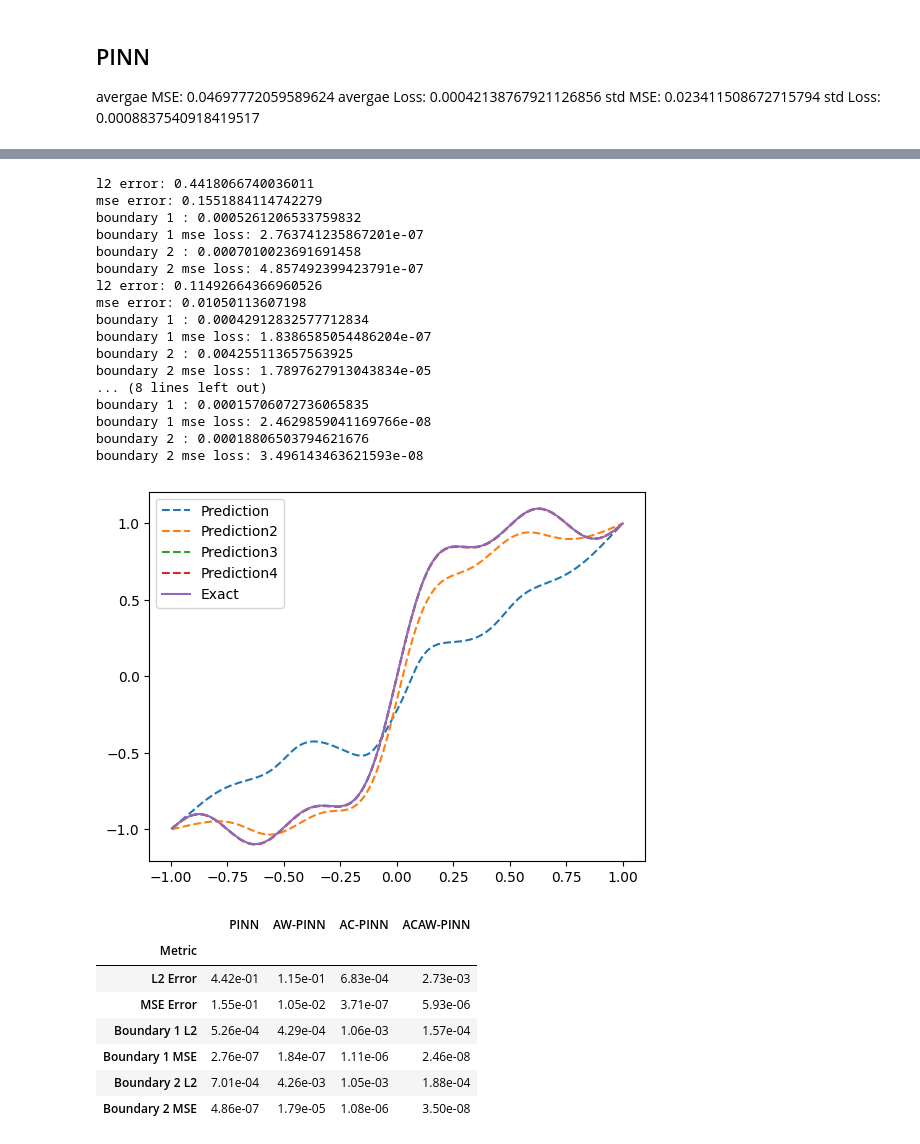
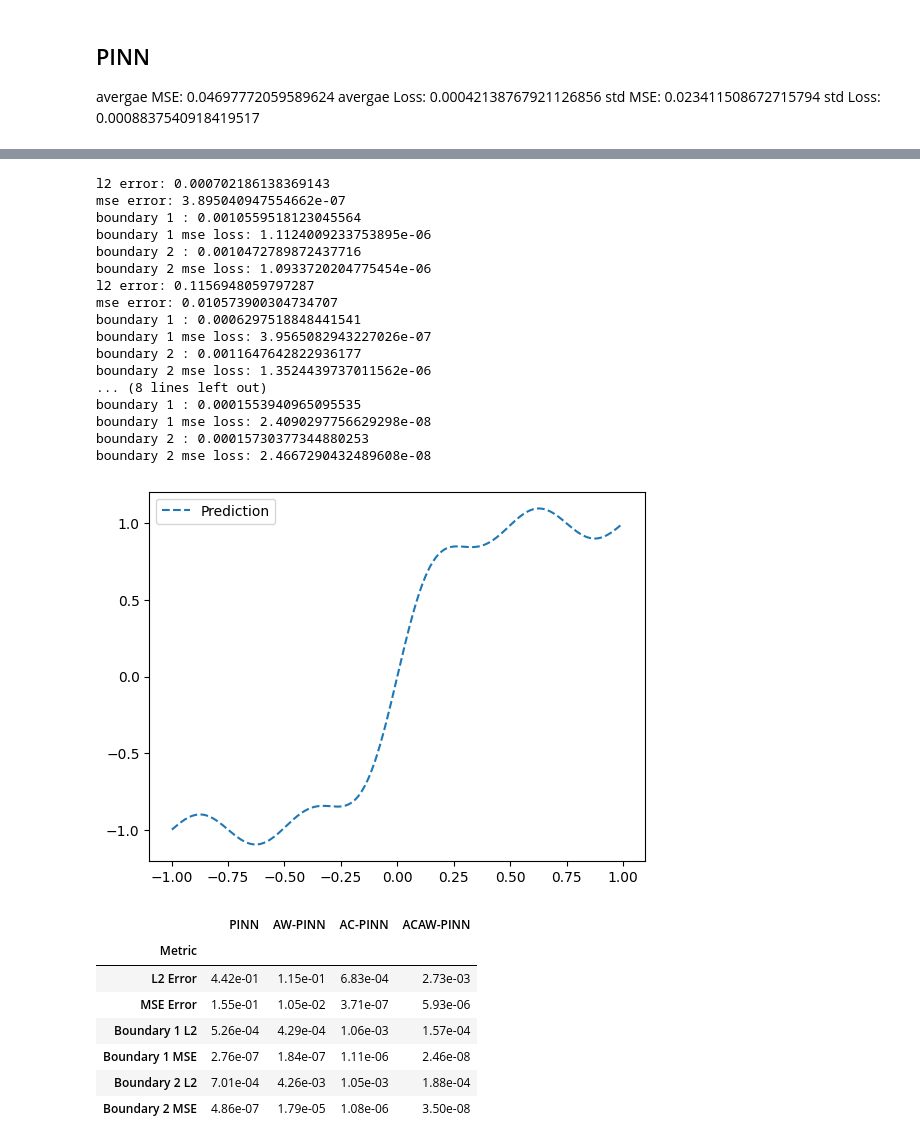
Before and after one commit to Mohammed-khlifi/NeuralPDE-Solver, a Jupyter notebook: main.ipynb, the cells around one changed output, grey strips where cells are left out. Drawn from its saved outputs; the diff is of its cells as text; code cells hidden in the pictures.

```diff
--- a/main.ipynb
+++ b/main.ipynb
@@ -309,7 +309,7 @@ y = torch.rand(1000) * 2 - 1
 y = torch.sort(y).values
 f_exact = (-1.6 * (torch.pi**2) * torch.sin(torch.pi * y * 4) - 50 * torch.tanh(5 * y) * (1 - torch.tanh(5 * y)**2))
 f_exact = (f_exact - f_exact.max())/(f_exact.max() - f_exact.min())
-u_pred = model(y.unsqueeze(1))
+u_pred = AC_model_2D(y.unsqueeze(1))
 AW_u_pred = AW_model(y.unsqueeze(1))
 AC_u_pred = AC_model(y.unsqueeze(1))
 ACAW_u_pred_2 = AWAC_model(y.unsqueeze(1))
@@ -331,52 +331,52 @@ print(f"boundary 2 mse loss: {F.mse_loss(u_pred[0], exact[0])}")
 print(f"l2 error: {l2_error(AW_u_pred, exact)}")
 print(f"mse error: {F.mse_loss(AW_u_pred, exact)}")
 print(f"boundary 1 : {l2_error(AW_u_pred[-1], exact[-1])}")
 print(f"boundary 1 mse loss: {F.mse_loss(AW_u_pred[-1], exact[-1])}")
 print(f"boundary 2 : {l2_error(AW_u_pred[0], exact[0])}")
 print(f"boundary 2 mse loss: {F.mse_loss(AW_u_pred[0], exact[0])}")
 #model3
 print(f"l2 error: {l2_error(AC_u_pred, exact)}")
 print(f"mse error: {F.mse_loss(AC_u_pred, exact)}")
 print(f"boundary 1 : {l2_error(AC_u_pred[-1], exact[-1])}")
 print(f"boundary 1 mse loss: {F.mse_loss(AC_u_pred[-1], exact[-1])}")
 print(f"boundary 2 : {l2_error(AC_u_pred[0], exact[0])}")
 print(f"boundary 2 mse loss: {F.mse_loss(AC_u_pred[0], exact[0])}")
 #model4
 print(f"l2 error: {l2_error(ACAW_u_pred_2, exact)}")
 print(f"mse error: {F.mse_loss(ACAW_u_pred_2, exact)}")
 print(f"boundary 1 : {l2_error(ACAW_u_pred_2[-1], exact[-1])}")
 print(f"boundary 1 mse loss: {F.mse_loss(ACAW_u_pred_2[-1], exact[-1])}")
 print(f"boundary 2 : {l2_error(ACAW_u_pred_2[0], exact[0])}")
 print(f"boundary 2 mse loss: {F.mse_loss(ACAW_u_pred_2[0], exact[0])}")
 
 
 plt.plot(y.cpu().detach().numpy().squeeze(), u_pred.cpu().detach().numpy().squeeze(), label="Prediction", linestyle="--")
-plt.plot(y.cpu().detach().numpy().squeeze(), AW_u_pred.cpu().detach().numpy().squeeze(), label="Prediction2", linestyle="--")
+"""plt.plot(y.cpu().detach().numpy().squeeze(), AW_u_pred.cpu().detach().numpy().squeeze(), label="Prediction2", linestyle="--")
 plt.plot(y.cpu().detach().numpy().squeeze(), AC_u_pred.cpu().detach().numpy().squeeze(), label="Prediction3", linestyle="--")
 plt.plot(y.cpu().detach().numpy().squeeze(), ACAW_u_pred_2.cpu().detach().numpy().squeeze(), label="Prediction4", linestyle="--")
-plt.plot(y.cpu().detach().numpy().squeeze(), u_exact(y).cpu().detach().numpy().squeeze(), label="Exact")
+plt.plot(y.cpu().detach().numpy().squeeze(), u_exact(y).cpu().detach().numpy().squeeze(), label="Exact")"""
 #plt.plot(y.cpu().detach().numpy().squeeze(), f_exact.cpu().detach().numpy().squeeze(), label="Source")
 plt.legend()
 plt.show()
 # %% [output]
-l2 error: 0.4418066740036011
-mse error: 0.1551884114742279
-boundary 1 : 0.0005261206533759832
-boundary 1 mse loss: 2.763741235867201e-07
-boundary 2 : 0.0007010023691691458
-boundary 2 mse loss: 4.857492399423791e-07
-l2 error: 0.11492664366960526
-mse error: 0.01050113607198
-boundary 1 : 0.00042912832577712834
-boundary 1 mse loss: 1.8386585054486204e-07
-boundary 2 : 0.004255113657563925
-boundary 2 mse loss: 1.7897627913043834e-05
+l2 error: 0.000702186138369143
+mse error: 3.895040947554662e-07
+boundary 1 : 0.0010559518123045564
+boundary 1 mse loss: 1.1124009233753895e-06
+boundary 2 : 0.0010472789872437716
+boundary 2 mse loss: 1.0933720204775454e-06
+l2 error: 0.1156948059797287
+mse error: 0.010573900304734707
+boundary 1 : 0.0006297518848441541
+boundary 1 mse loss: 3.9565082943227026e-07
+boundary 2 : 0.0011647642822936177
+boundary 2 mse loss: 1.3524439737011562e-06
 ... (8 lines left out)
-boundary 1 : 0.00015706072736065835
-boundary 1 mse loss: 2.4629859041169766e-08
-boundary 2 : 0.00018806503794621676
-boundary 2 mse loss: 3.496143463621593e-08
+boundary 1 : 0.0001553940965095535
+boundary 1 mse loss: 2.4090297756629298e-08
+boundary 2 : 0.00015730377344880253
+boundary 2 mse loss: 2.4667290432489608e-08
-[figure, old version]
+[figure, new version]
 # %%
 import pandas as pd
 import numpy as np
```
Also changed, not shown: parts of 3 cells of this notebook, 3 other files.
